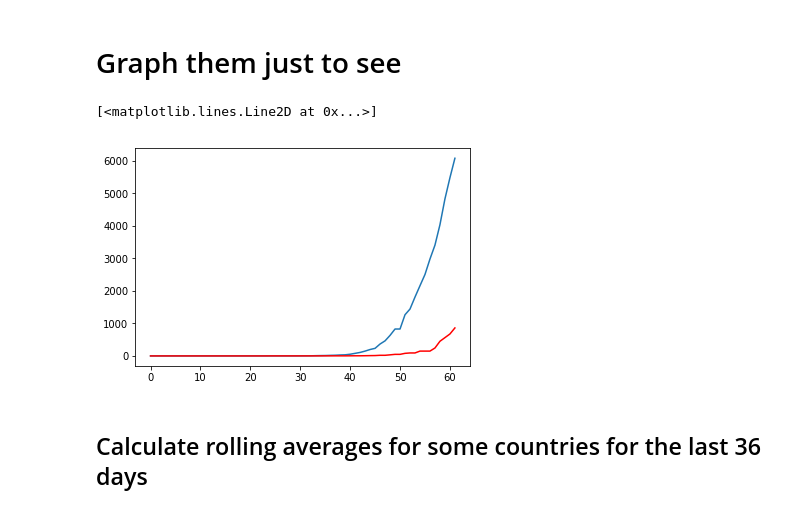
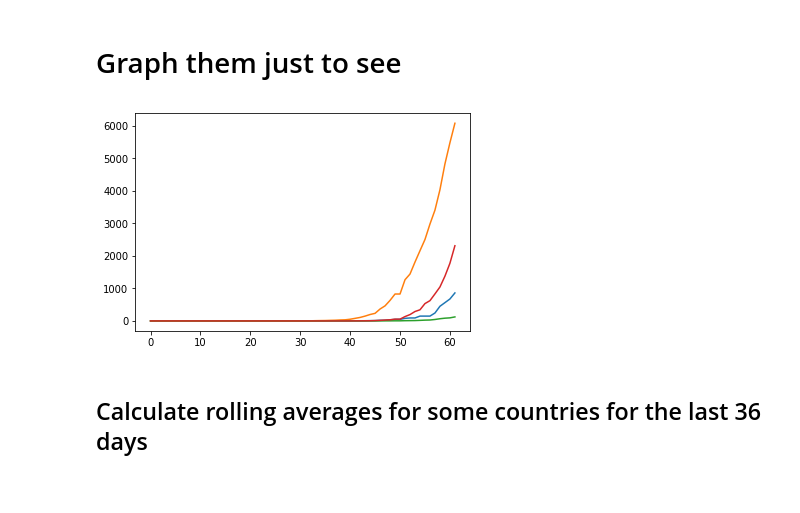
Before and after one commit to macbuse/just-math, a Jupyter notebook: covid_mortality.ipynb, the cells around one changed output. Saved outputs shown, nothing was run; the diff lists cells and outputs as text; code cells hidden in the pictures.

```diff
--- a/covid_mortality.ipynb
+++ b/covid_mortality.ipynb
@@ -43,15 +43,13 @@ df.iloc[[116,137],-30:]
 2 rows × 30 columns
 # %% [markdown]
 # Graph them just to see
-# %%
-ff = df.iloc[116].values[4:]
-ii = df.iloc[137].values[4:]
-
-plt.plot(np.arange(len(ii)), ii)
-plt.plot(np.arange(len(ii)), ff,"r")
-# %% [output]
-[<matplotlib.lines.Line2D at 0x...>]
-[figure, removed]
+# %%
+cc = [116,137,120,201]
+for x in cc:
+    Y = df.iloc[x].values[4:]
+    plt.plot(np.arange(len(Y)),Y)
+# %% [output]
+[figure, added]
 # %% [markdown]
 ## Calculate rolling averages for some countries for the last 36 days
 # %%
```
Also changed, not shown: parts of 1 cell of this notebook.
